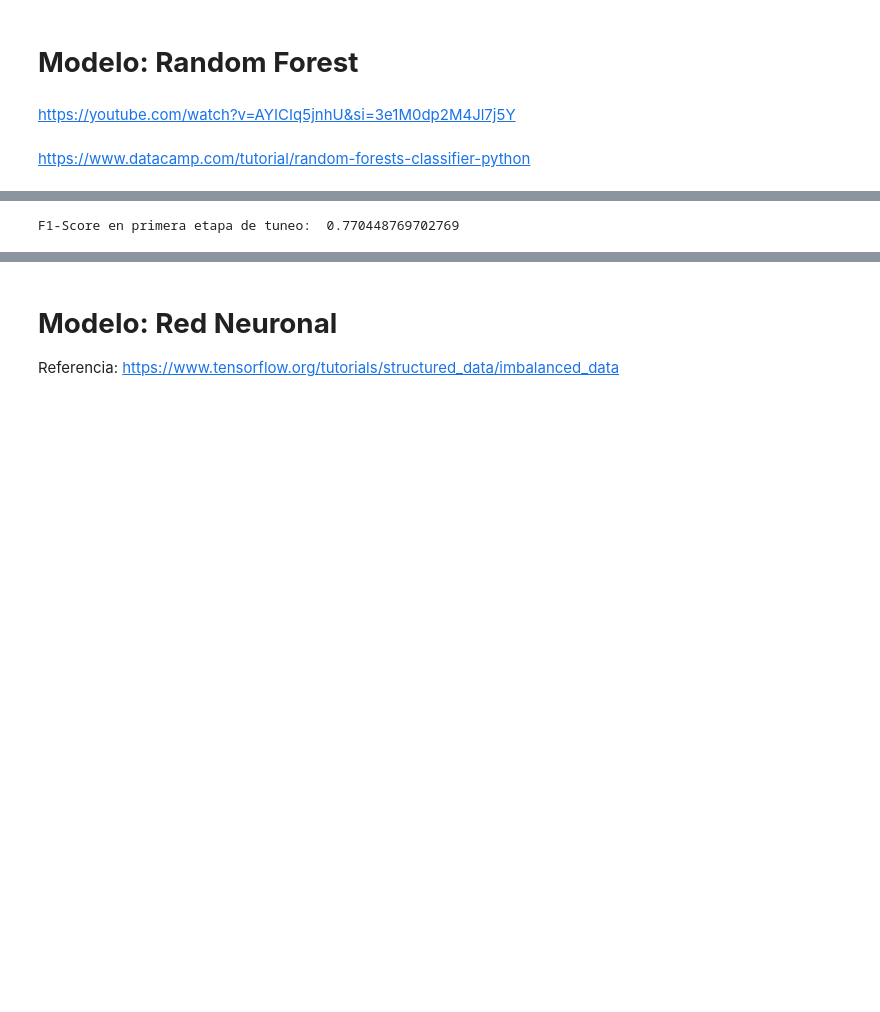
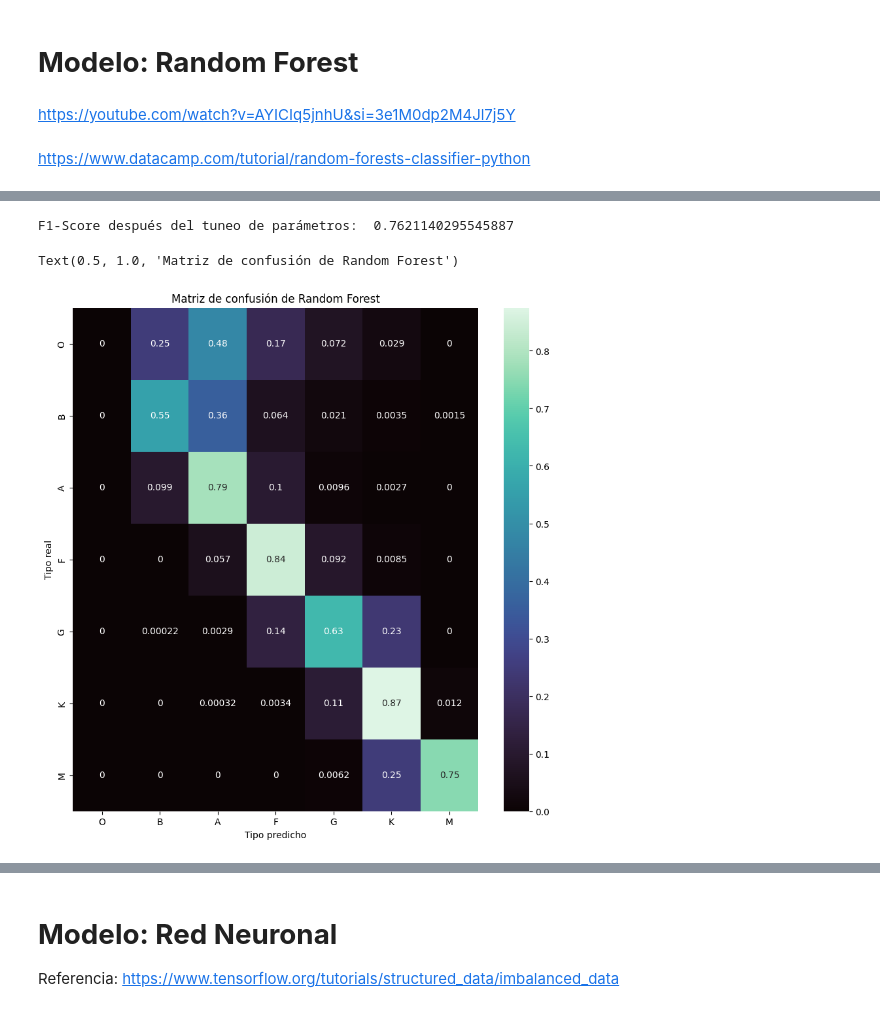
Before and after one commit to bsttiv/tipos_espectrales, a Jupyter notebook: Tipos_Espectrales.ipynb, the cells around one changed output, grey strips where cells are left out. Drawn from its saved outputs; the diff is of its cells as text; code cells hidden in the pictures; blank space fills up the shorter version.

```diff
--- a/Tipos_Espectrales.ipynb
+++ b/Tipos_Espectrales.ipynb
@@ -290,7 +284,7 @@ x_train, x_test, y_train, y_test = train_test_split(x, y, random_state=3453, tra
 # %%
 # Tuning de parametros basado en: https://www.analyticsvidhya.com/blog/2016/02/complete-guide-parameter-tuning-gradient-boosting-gbm-python/
 
-split = x_train.size/100
+split = train_features.size/100
 params = {  'min_samples_split' : int(split),
             'min_samples_leaf' : int(split/10),
             'max_depth' : 6,
@@ -317,14 +311,18 @@ Tiempo usado en entrenar: 210.31826305389404 [segundos]
 # %%
-print("F1-Score en primera etapa de tuneo: ", grid_search.score(x_test, y_test))
+print("F1-Score después del tuneo de parámetros: ", grid_search.score(test_features, test_labels))
 # %% [output]
-F1-Score en primera etapa de tuneo:  0.770448769702769
+F1-Score después del tuneo de parámetros:  0.7621140295545887
-# %%
-params = {
-            'min_samples_leaf' : int(split/10),
-            'n_estimators' : 65,
-            'max_features' : 'sqrt',
-}
-random_forest = RandomForestClassifier(**params)
-
-# Se crea nuevamente un grid_search para seguir encontrando parámetros óptimos
-grid_search = GridSearchCV(random_forest, param_grid={'max_depth':range(5,21,5), 'min_samples_split':range(200,1001,200)} ,n_jobs=-1, cv=cv, scoring=scoring)
+# %%
+# Se hacen las predicciones usando los datos de testeo
+predicted = grid_search.predict(test_features)
+# %%
+# Se crea la matriz de confusión usando el método confusion_matrix, específicando a que corresponde cada fila y columna
+cm = pd.DataFrame(confusion_matrix(test_labels, predicted, normalize='true', labels=tipos_espectrales), columns=tipos_espectrales, index=tipos_espectrales)
+_, ax = plt.subplots(figsize=(10,10))
+sns.heatmap(cm, annot=True, ax=ax, cmap=sns.color_palette("mako", as_cmap=True))
+ax.set_ylabel("Tipo real")
+ax.set_xlabel("Tipo predicho")
+ax.set_title("Matriz de confusión de Random Forest")
+# %% [output]
+Text(0.5, 1.0, 'Matriz de confusión de Random Forest')
+[figure, added]
```
Also changed, not shown: parts of 101 cells of this notebook.
